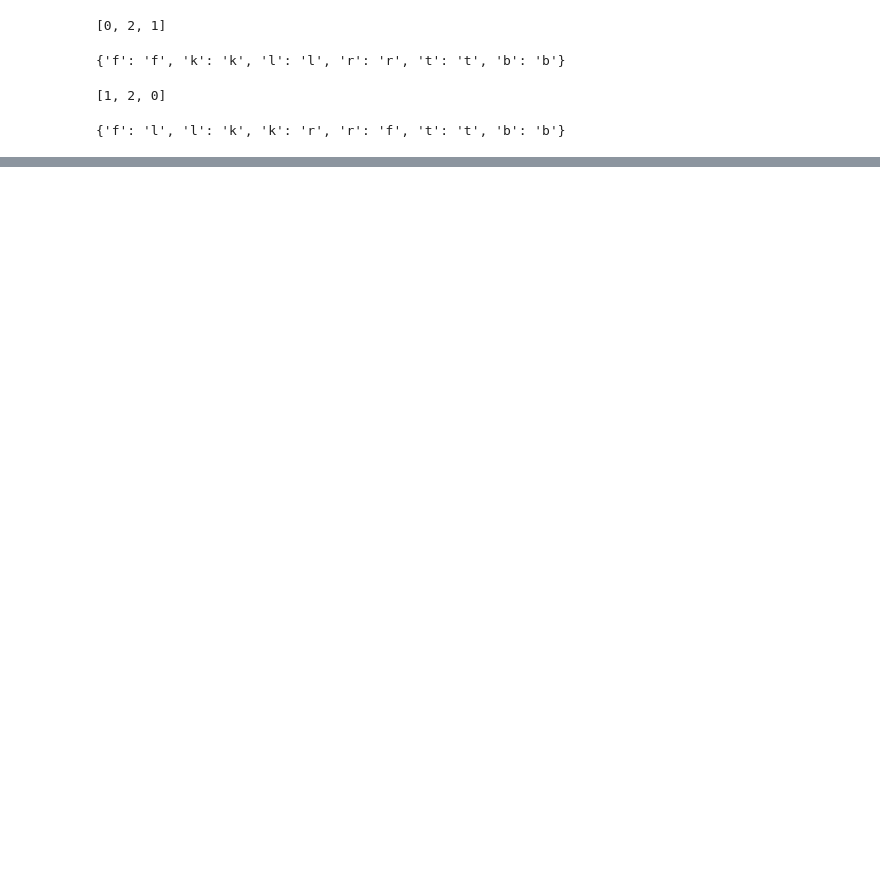
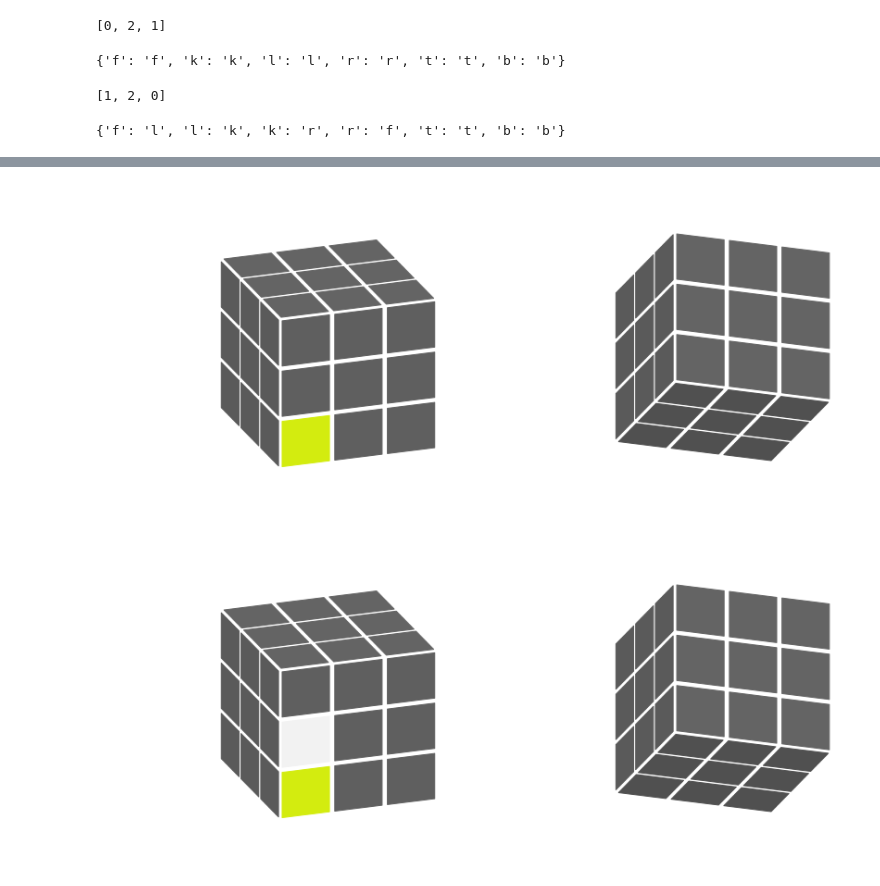
Before and after one commit to MobiusLooper/Cube-of-Rubik, a Jupyter notebook: notebooks/Design.ipynb, the cells around one changed output, grey strips where cells are left out. Saved outputs shown, nothing was run; the diff lists cells and outputs as text; code cells hidden in the pictures; blank space fills up the shorter version.

```diff
--- a/notebooks/Design.ipynb
+++ b/notebooks/Design.ipynb
@@ -330,0 +421,5 @@ plt.plot(range(5), color=)
+# %%
+rc_1.initialise_step(np.random.choice(['b', 'g', 'w', 'r', 'y', 'o']))
+# %% [output]
+[figure, added]
+[figure, added]
```
Also changed, not shown: parts of 7 cells of this notebook, 1 other file.
